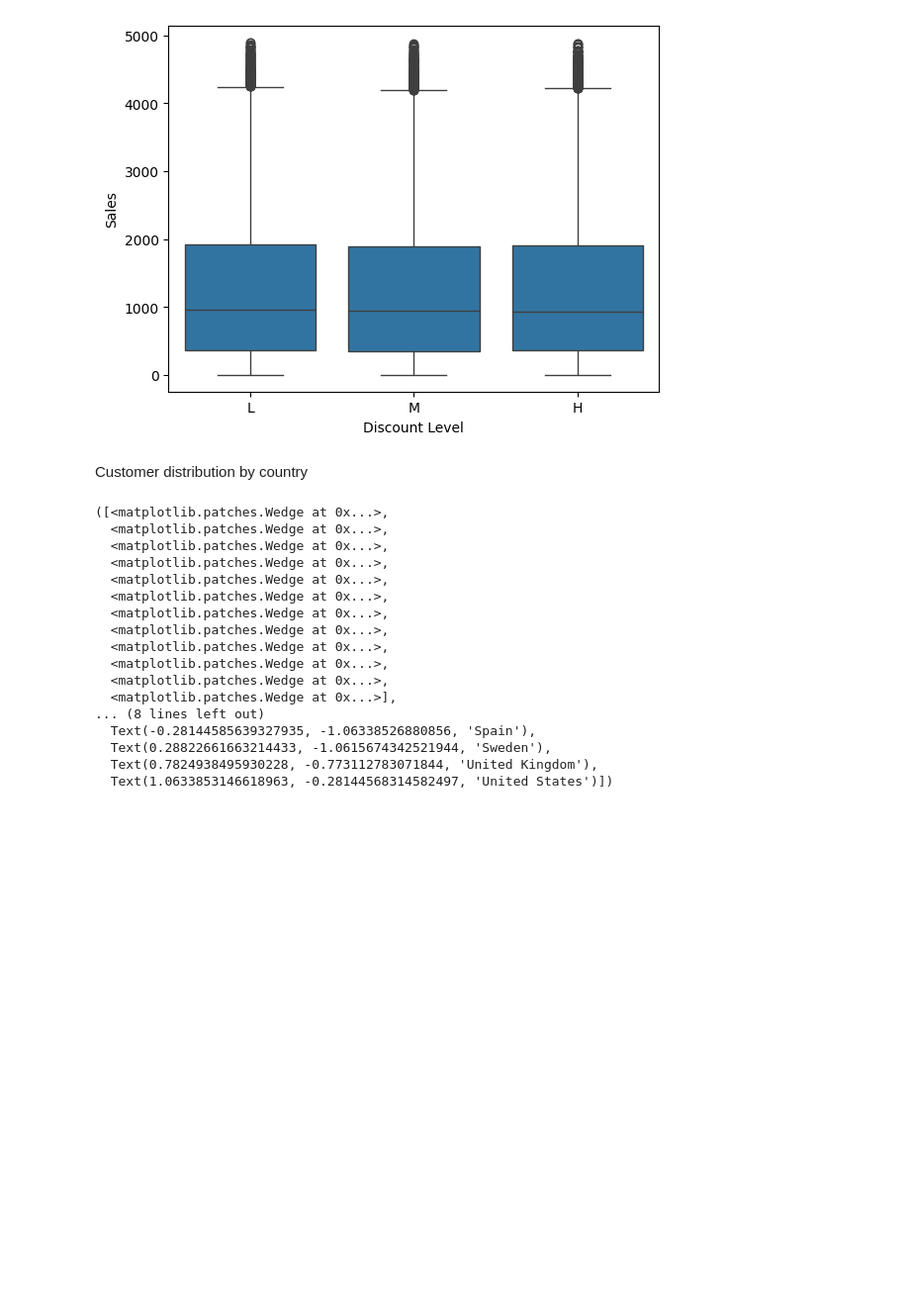
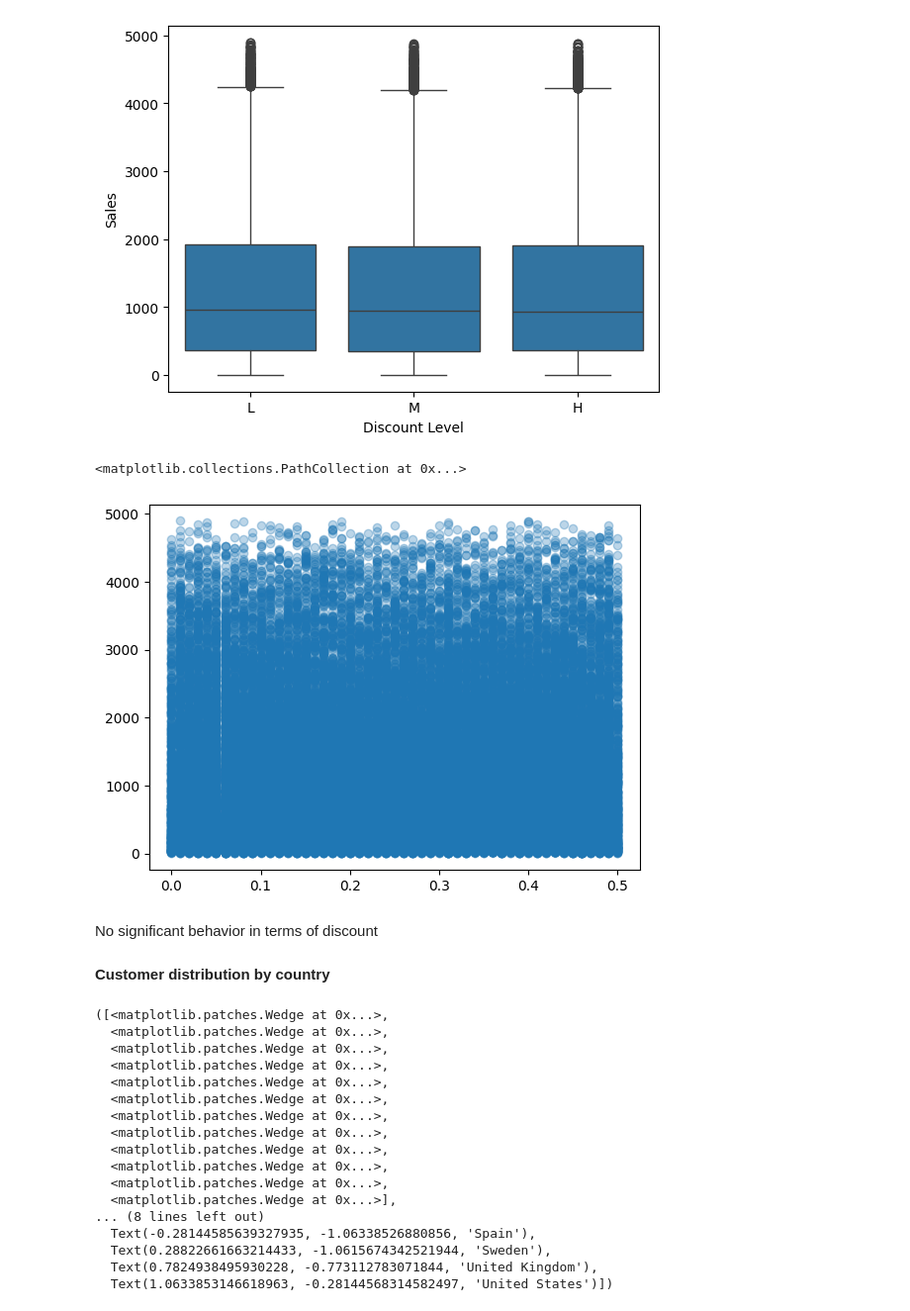
Before and after one commit to llh139/Data-Analytics-Portfolio, a Jupyter notebook: Online Sales Dataset Analysis/Online Sales Dataset.ipynb, the cells around one changed output. Shown at 99% size. Drawn from its saved outputs; the diff is of its cells as text; code cells hidden in the pictures; blank space fills up the shorter version.

```diff
--- a/Online Sales Dataset Analysis/Online Sales Dataset.ipynb
+++ b/Online Sales Dataset Analysis/Online Sales Dataset.ipynb
@@ -113,30 +114,6 @@ Sweden            Amsterdam
 United Kingdom       Berlin
 United States        Berlin
 Name: WarehouseLocation, dtype: object
-# %%
-def fast_mode(df, key_cols, value_col):
-    """
-    Calculate a column mode, by group, ignoring null values.
-
-    Parameters
-    ----------
-    df : pandas.DataFrame
-        DataFrame over which to calcualate the mode.
-    key_cols : list of str
-        Columns to groupby for calculation of mode.
-    value_col : str
-        Column for which to calculate the mode.
-
-    Return
-    ------
-    pandas.DataFrame
-        One row for the mode of value_col per key_cols group. If ties,
-        returns the one which is sorted first.
-    """
-    return (df.groupby(key_cols + [value_col]).size()
-              .to_frame('counts').reset_index()
-              .sort_values('counts', ascending=False)
-              .drop_duplicates(subset=key_cols)).drop(columns='counts')
 # %%
 # replacing null values of warehouse location with mode values grouped by countries
 print('Before: ', df['WarehouseLocation'].isnull().value_counts())
@@ -238,6 +215,11 @@ binned = pd.cut(x=df['Discount'],
                 bins=[df['Discount'].min(), df['Discount'].quantile(0.33), df['Discount'].quantile(0.66), df['Discount'].max()],
                 labels=['L', 'M', 'H'])
 df['Discount Level'] = binned
+# %%
+binned = pd.cut(x=df['Sales'],
+                bins=[df['Sales'].min(), df['Sales'].quantile(0.33), df['Sales'].quantile(0.66), df['Sales'].max()],
+                labels=['L', 'M', 'H'])
+df['Sales Level'] = binned
 # %%
 df.head()
 # %% [output]
@@ -372,8 +321,15 @@ sns.boxplot(x=df['Discount Level'], y=df['Sales'])
 # %% [output]
 <Axes: xlabel='Discount Level', ylabel='Sales'>
 [figure]
+# %%
+plt.scatter(x=df['Discount'], y=df['Sales'], alpha=0.3)
+# %% [output]
+<matplotlib.collections.PathCollection at 0x...>
+[figure, added]
+# %% [markdown]
+No significant behavior in terms of discount
 # %% [markdown]
-Customer distribution by country
+**Customer distribution by country**
 # %%
 df_country = df.groupby(['Country'])['CustomerID'].count().reset_index()
 plt.pie(labels=df_country['Country'], x=df_country['CustomerID'])
```
Also changed, not shown: parts of 29 cells of this notebook, 2 other files.
